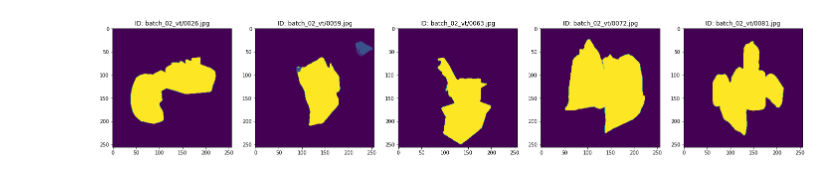
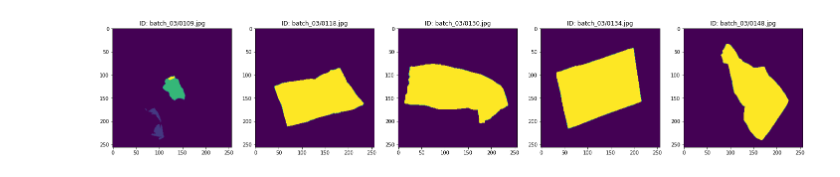
Before and after one commit to boostcampaitech3/level2-semantic-segmentation-level2-cv-15, a Jupyter notebook: notebook/apply_crf.ipynb, the cells around one changed output. Saved outputs shown, nothing was run; the diff lists cells and outputs as text; code cells hidden in the pictures.

```diff
--- a/notebook/apply_crf.ipynb
+++ b/notebook/apply_crf.ipynb
@@ -21,29 +21,26 @@ def decode(rle_mask):
     img = s.reshape(256,256)
 
     return img
-# %%
-df = pd.read_csv('output (8).csv')
-decoded_mask = decode(df.loc[3,'PredictionString'])
 # %%
 """
 reading and decoding the submission
 
 """
-df = pd.read_csv('output (8).csv')
+df = pd.read_csv('31_valid2_2.csv')
 i = 527
 j = 1
 plt.figure(figsize=(30,15))
 plt.subplots_adjust(bottom=0.2, top=0.8, hspace=0.2)  #adjust this to change vertical and horiz. spacings..
 # Visualizing the predicted outputs
 while True:
     if str(df.loc[i,'PredictionString'])!=str(np.nan):
         decoded_mask = decode(df.loc[i,'PredictionString'])
         plt.subplot(1,6,j+1)
         plt.imshow(decoded_mask)
         plt.title('ID: '+df.loc[i,'image_id'])
         j = j + 1
         if j>5:
             break
     i = i + 1
 # %% [output]
-[figure, old version]
+[figure, new version]
```
Also changed, not shown: parts of 5 cells of this notebook.
